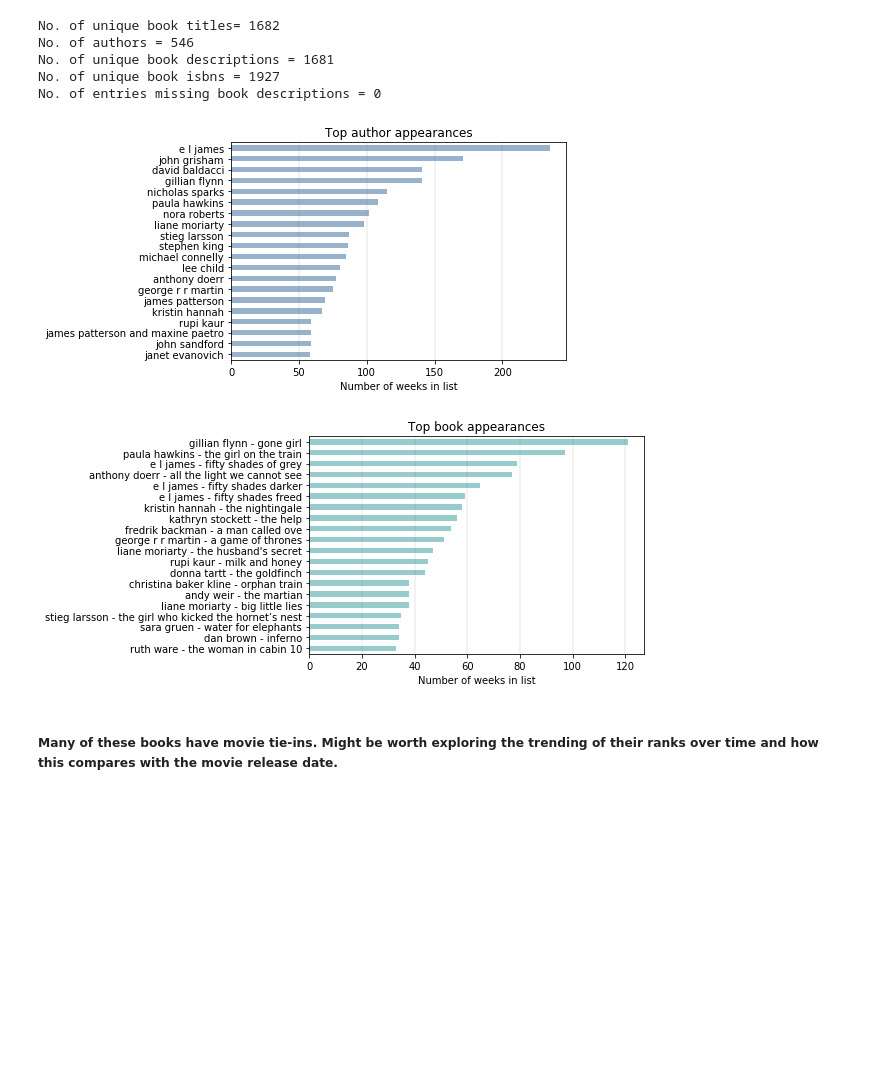
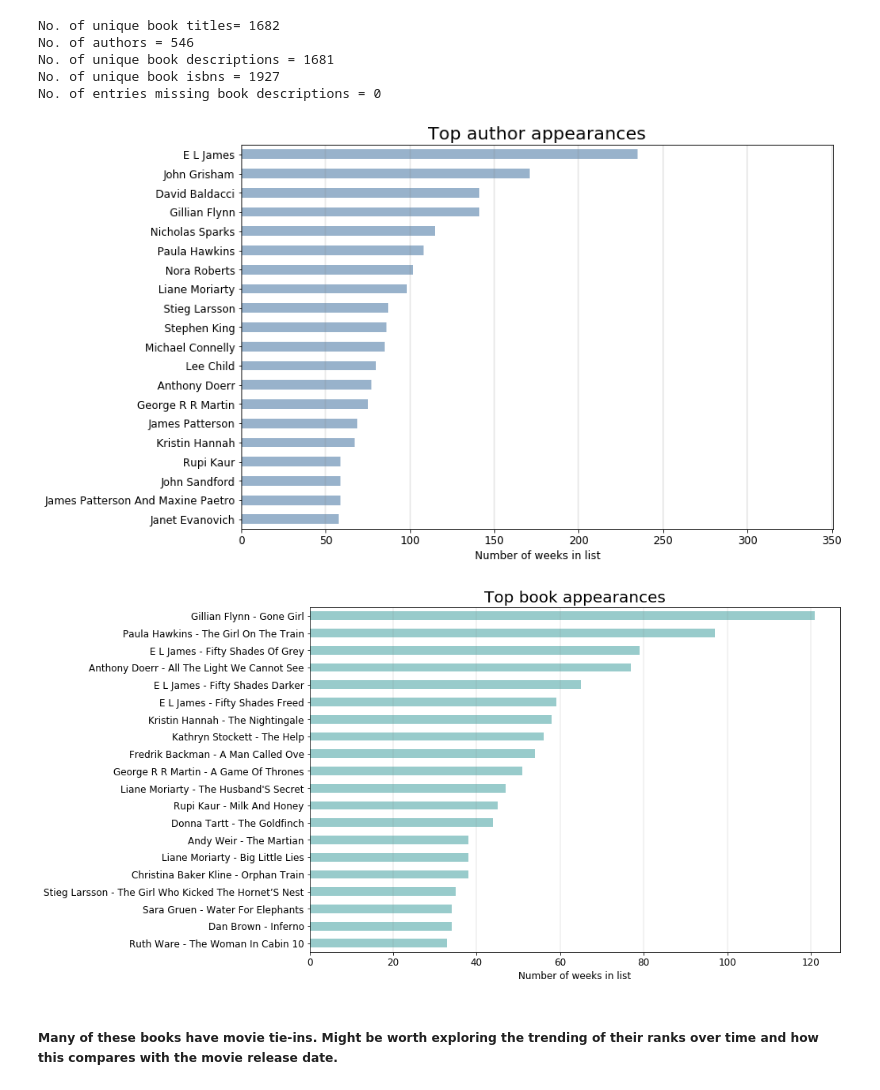
Before and after one commit to sherry-tan/AnalyticsProjects, a Jupyter notebook: nytbestsellers/NYT Bestseller Lists Analysis.ipynb, the cells around one changed output. Cells and saved outputs as stored; diff of their text form; code cells hidden in the pictures; blank space fills up the shorter version.

```diff
--- a/nytbestsellers/NYT Bestseller Lists Analysis.ipynb
+++ b/nytbestsellers/NYT Bestseller Lists Analysis.ipynb
@@ -183,42 +181,62 @@ No. of entries missing book descriptions = 0
 # get info on number of weeks that author/book appeared on list, as well as average rank of each author and book
 
 num_authappear = df_cleaned['author'].value_counts().sort_values(ascending=True)
+num_authappear.index = num_authappear.index.str.title()
 num_bookappear = df_cleaned['author-title'].value_counts().sort_values(ascending=True)
+num_bookappear.index = num_bookappear.index.str.title()
 avg_bookrank = df_cleaned.groupby('author-title')['rank'].mean()
 avg_authrank = df_cleaned.groupby('author')['rank'].mean()
+num_bookappear2 = df_cleaned['title'].value_counts().sort_values(ascending=True)
 # %%
-# visualize the authors appearing most often. To prettify figures and maybe convert values to %time appearing on list
-# may want to clean records with collaborating authors
+import matplotlib.pyplot as plt
+import seaborn as sns
 
-import matplotlib.pyplot as plt
-
+fig = plt.figure(figsize=(12,8))
 fig = num_authappear.tail(20).plot.barh(color=(0.2, 0.4, 0.6, 0.5))
 
+
 ax = plt.axes()
-ax.grid(which='major', axis='x', color='gray', linestyle='-', linewidth=0.2)
-plt.xlabel("Number of weeks in list")
-plt.title("Top author appearances")
+ax.grid(which='major', axis='x', color='gray', linestyle='-', linewidth=0.3)
+
+ax.set_xlim(0,351)
+plt.xlabel("Number of weeks in list", fontsize = 12)
+plt.title("Top author appearances", fontsize=20)
+
+for label in ax.xaxis.get_ticklabels():
+    label.set_fontsize(12)
+for label in ax.yaxis.get_ticklabels():
+    label.set_fontsize(12)
 
 plt.show(fig)
+
+ax.figure.savefig('topauthorappearances', bbox_inches = 'tight', dpi = 200)
 # %% [output]
-[figure, old version]
+[figure, new version]
 # %%
 # visualize the books appearing most often. consider showing the average for all books
 # to explore visualizing as a map and representing books using the book images in sizes corresponding to their frequency of appearance
 
 import matplotlib.pyplot as plt
 
+
+fig = plt.figure(figsize=(12,8))
 fig = num_bookappear.tail(20).plot.barh(color=(0.2, 0.6, 0.6, 0.5))
 
 ax = plt.axes()
 ax.grid(which='major', axis='x', color='gray', linestyle='-', linewidth=0.2)
-plt.xlabel("Number of weeks in list")
 
-plt.title("Top book appearances")
+plt.xlabel("Number of weeks in list", fontsize = 12)
+plt.title("Top book appearances", fontsize=20)
+for label in ax.xaxis.get_ticklabels():
+    label.set_fontsize(12)
+for label in ax.yaxis.get_ticklabels():
+    label.set_fontsize(12)
 
 plt.show(fig)
+
+ax.figure.savefig('topbookappearances', bbox_inches = 'tight', dpi = 200)
 # %% [output]
-[figure, old version]
+[figure, new version]
 # %% [markdown]
 ##### Many of these books have movie tie-ins. Might be worth exploring the trending of their ranks over time and how this compares with the movie release date.
 # %%
```
Also changed, not shown: parts of 10 cells of this notebook, 7 other files.
